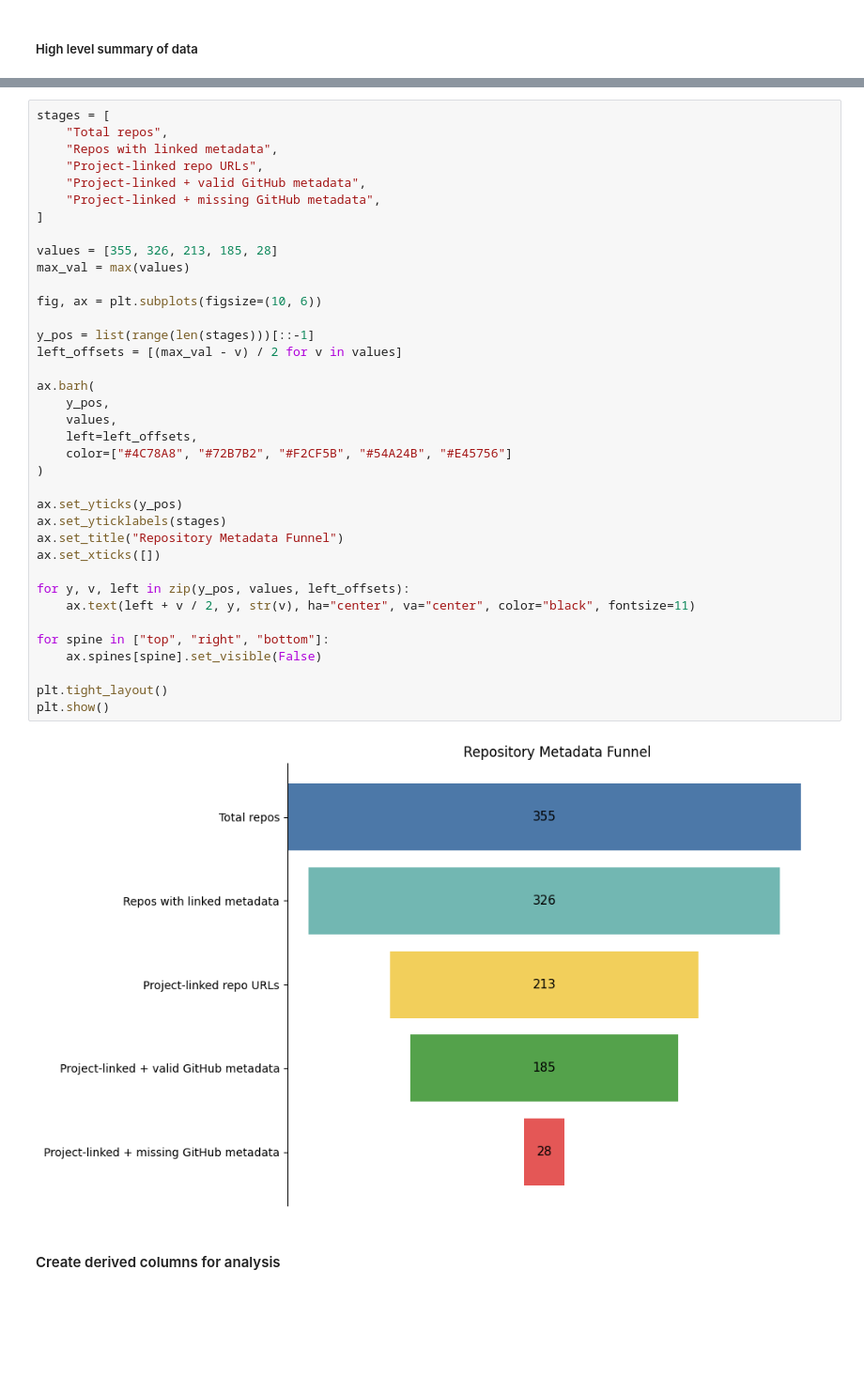
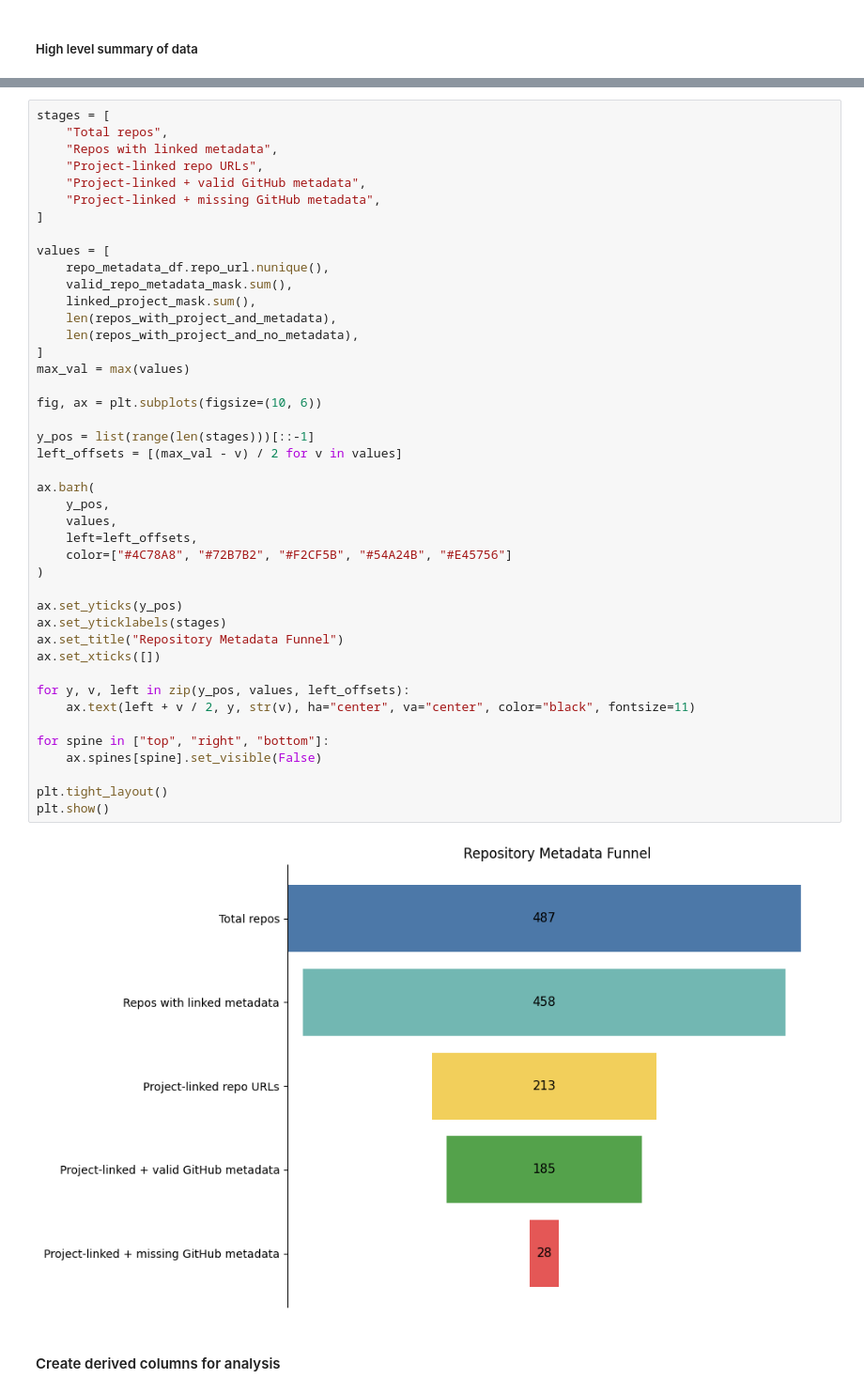
Before and after one commit to sdsc-ordes/open-pulse-hackalysis, a Jupyter notebook: src/hackathon_analysis/data_analysis/repo_analysis.ipynb, the cells around one changed output, grey strips where cells are left out. Shown at 94% size. Drawn from its saved outputs; the diff is of its cells as text; blank space fills up the shorter version.

```diff
--- a/src/hackathon_analysis/data_analysis/repo_analysis.ipynb
+++ b/src/hackathon_analysis/data_analysis/repo_analysis.ipynb
@@ -502,36 +502,42 @@ stages = [
     "Project-linked + missing GitHub metadata",
 ]
 
-values = [355, 326, 213, 185, 28]
+values = [
+    repo_metadata_df.repo_url.nunique(),
+    valid_repo_metadata_mask.sum(),
+    linked_project_mask.sum(),
+    len(repos_with_project_and_metadata),
+    len(repos_with_project_and_no_metadata),
+]
 max_val = max(values)
 
 fig, ax = plt.subplots(figsize=(10, 6))
 
 y_pos = list(range(len(stages)))[::-1]
 left_offsets = [(max_val - v) / 2 for v in values]
 
 ax.barh(
     y_pos,
     values,
     left=left_offsets,
     color=["#4C78A8", "#72B7B2", "#F2CF5B", "#54A24B", "#E45756"]
 )
 
 ax.set_yticks(y_pos)
 ax.set_yticklabels(stages)
 ax.set_title("Repository Metadata Funnel")
 ax.set_xticks([])
 
 for y, v, left in zip(y_pos, values, left_offsets):
     ax.text(left + v / 2, y, str(v), ha="center", va="center", color="black", fontsize=11)
 
 for spine in ["top", "right", "bottom"]:
     ax.spines[spine].set_visible(False)
 
 plt.tight_layout()
 plt.show()
 # %% [output]
-[figure, old version]
+[figure, new version]
 # %% [markdown]
 #### Create derived columns for analysis
 # %%
```
Also changed, not shown: parts of 36 cells of this notebook.
